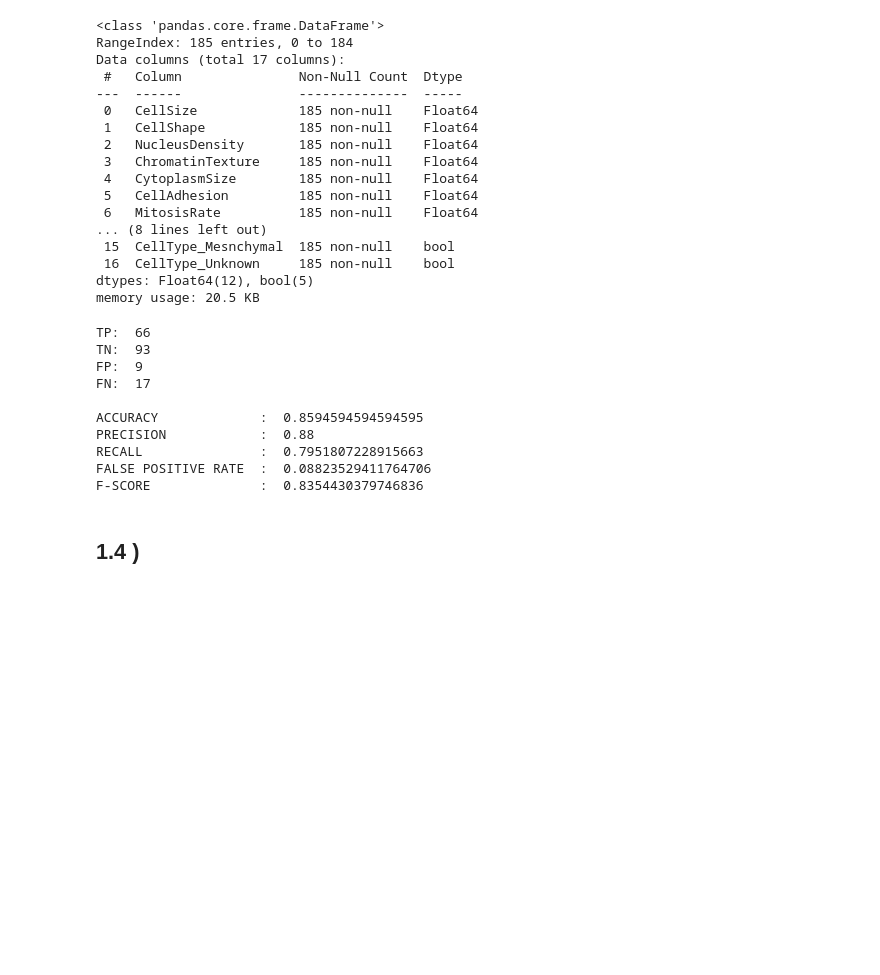
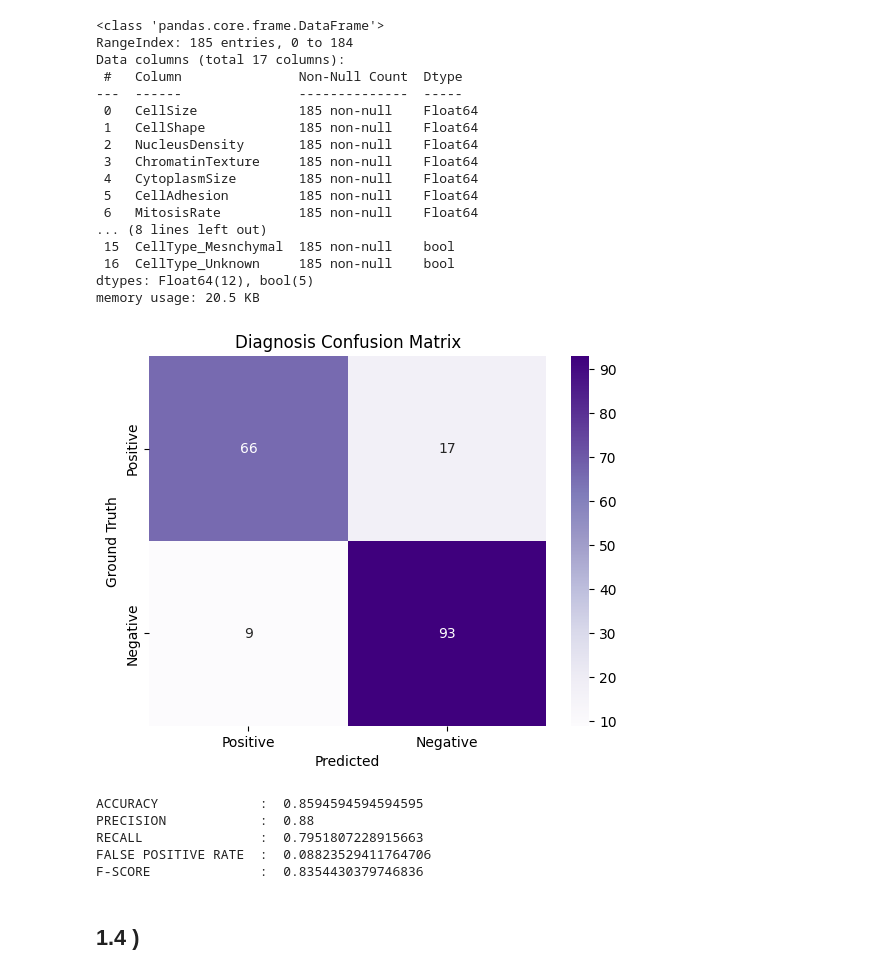
Before and after one commit to NazaGonella/TP02-machine-learning, a Jupyter notebook: Gonella_Nazareno_Notebook_TP2.ipynb, the cells around one changed output. Saved outputs shown, nothing was run; the diff lists cells and outputs as text; code cells hidden in the pictures; blank space fills up the shorter version.

```diff
--- a/Gonella_Nazareno_Notebook_TP2.ipynb
+++ b/Gonella_Nazareno_Notebook_TP2.ipynb
@@ -271,26 +272,31 @@ memory usage: 20.5 KB
 # %%
 # Utilizo log_reg, modelo definido en el punto 1.2) con los siguientes parámetros:
 # step_size = 0.001, tolerance = 0.001, L2_regularization = 9, threshold = 0.5
 train_L2_9 : pd.DataFrame
 validation_L2_9 : pd.DataFrame
 train_L2_9, validation_L2_9 = data_handler.get_train_and_validation_sets(cell_diagnosis_dev_processed_and_standardized, train_fraction=0.8, seed=42)
 log_reg_L2_9 = LogisticRegression(train.drop(columns=['Diagnosis']).to_numpy(), train['Diagnosis'].to_numpy(), L2 = 9)
 log_reg_L2_9.fit_gradient_descent(step_size=0.001, tolerance=0.001)
 log_reg_L2_9.predict(cell_diagnosis_test_processed_and_standardized.drop(columns=['Diagnosis']).to_numpy())
 log_reg_L2_9.evaluate(cell_diagnosis_test_processed_and_standardized['Diagnosis'].to_numpy(), threshold = 0.5)
 tp, tn, fp, fn = log_reg_L2_9.get_confusion_matrix()
-print("TP: ", tp)
-print("TN: ", tn)
-print("FP: ", fp)
-print("FN: ", fn)
-print("")
+conf_matrix = np.array([[tp, fn],
+                        [fp, tn]])
+conf_matrix_labels = ['Positive', 'Negative']
+df_cm = pd.DataFrame(conf_matrix, index=conf_matrix_labels, columns=conf_matrix_labels)
+sb.heatmap(df_cm, annot=True, fmt='d', cmap='Purples')
+plt.title('Diagnosis Confusion Matrix')
+plt.xlabel('Predicted')
+plt.ylabel('Ground Truth')
+plt.show()
+# print("TP: ", tp)
+# print("TN: ", tn)
+# print("FP: ", fp)
+# print("FN: ", fn)
+# print("")
 log_reg_L2_9.print_metrics()
 # %% [output]
+[figure, added]
-TP:  66
-TN:  93
-FP:  9
-FN:  17
-
 ACCURACY             :  0.8594594594594595
 PRECISION            :  0.88
 RECALL               :  0.7951807228915663
```
Also changed, not shown: parts of 5 cells of this notebook.
